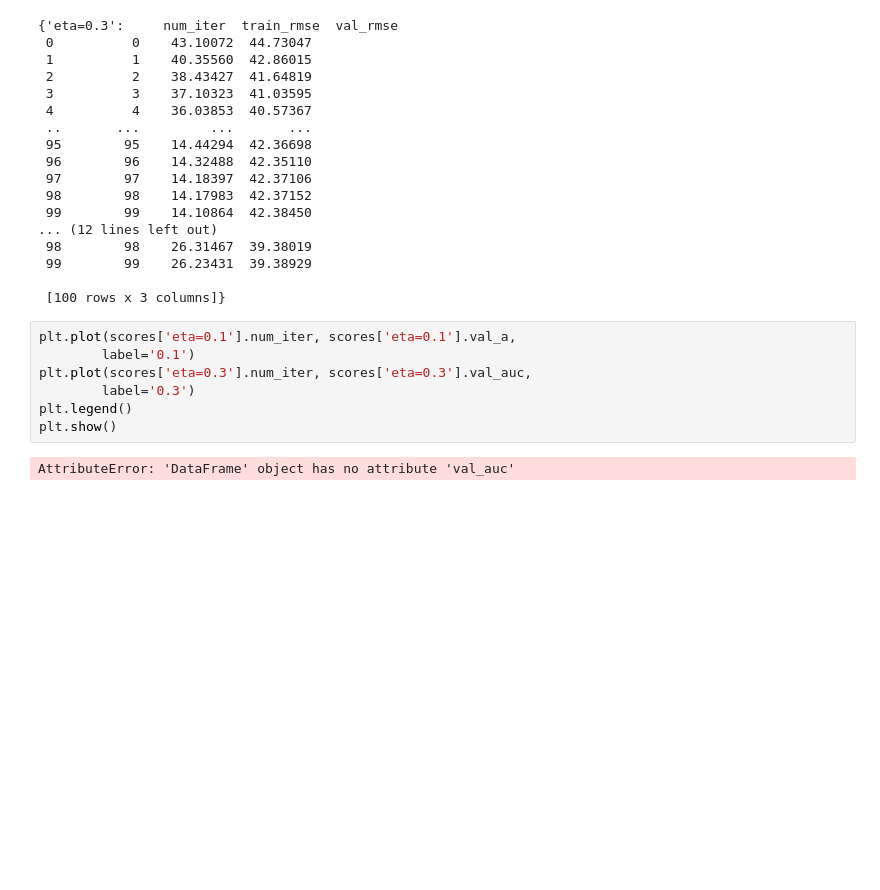
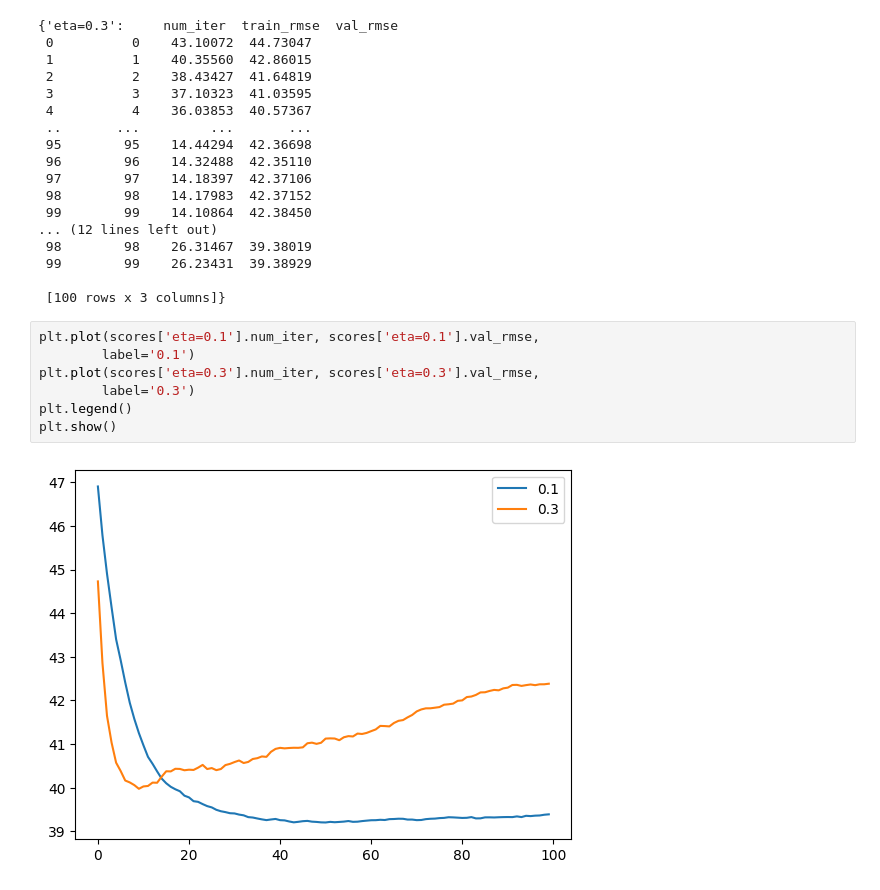
Before and after one commit to pgomezr0/Machine-Learning-Zoomcamp, a Jupyter notebook: homework-6/homework-6.ipynb, the cells around one changed output. Drawn from its saved outputs; the diff is of its cells as text; blank space fills up the shorter version.

```diff
--- a/homework-6/homework-6.ipynb
+++ b/homework-6/homework-6.ipynb
@@ -434,11 +434,11 @@ scores
 
  [100 rows x 3 columns]}
 # %%
-plt.plot(scores['eta=0.1'].num_iter, scores['eta=0.1'].val_a,
+plt.plot(scores['eta=0.1'].num_iter, scores['eta=0.1'].val_rmse,
         label='0.1')
-plt.plot(scores['eta=0.3'].num_iter, scores['eta=0.3'].val_auc,
+plt.plot(scores['eta=0.3'].num_iter, scores['eta=0.3'].val_rmse,
         label='0.3')
 plt.legend()
 plt.show()
 # %% [output]
-AttributeError: 'DataFrame' object has no attribute 'val_auc'
+[figure, added]
```
